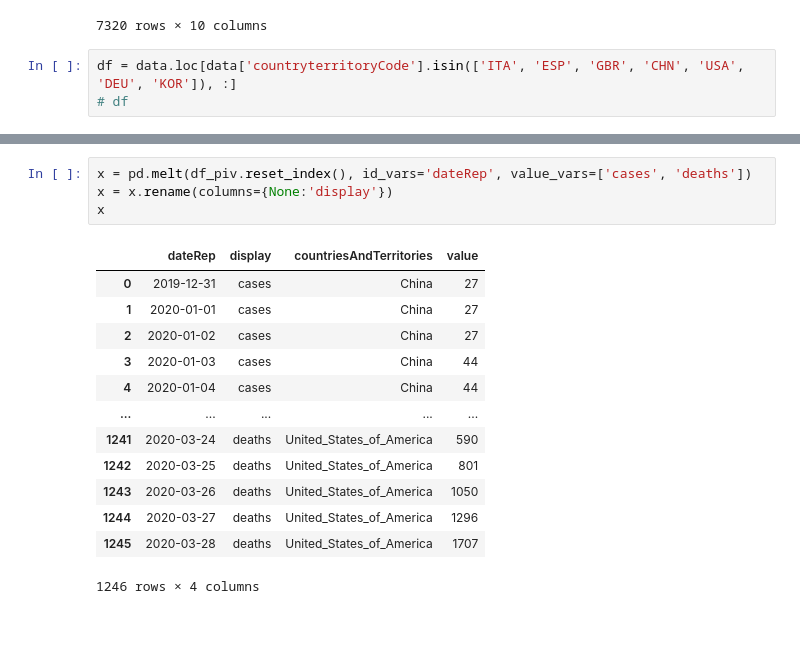
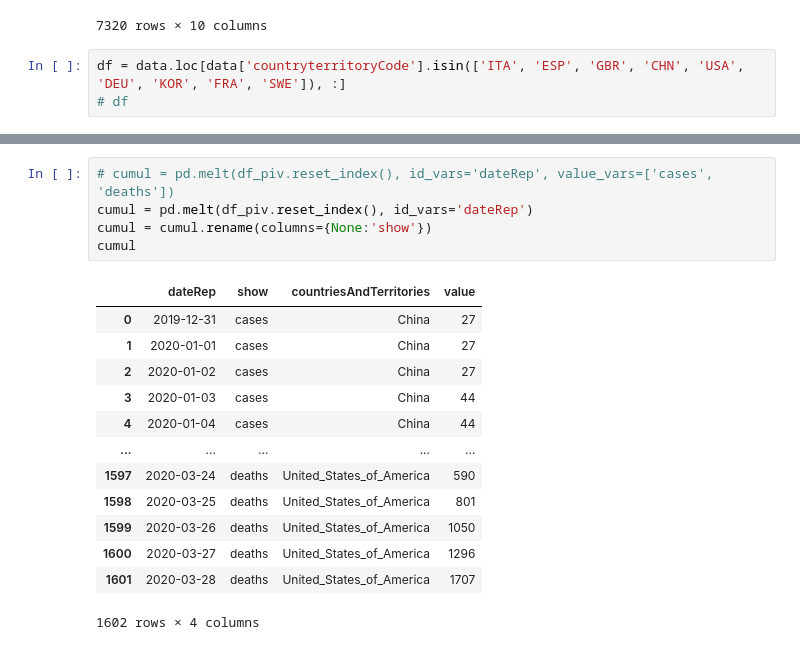
Before and after one commit to patpizio/covid19-dashboard, a Jupyter notebook: download_and_view.ipynb, the cells around one changed output, grey strips where cells are left out. Cells and saved outputs as stored; diff of their text form.

Commit message:
optimized dataframe management

```diff
--- a/download_and_view.ipynb
+++ b/download_and_view.ipynb
@@ -33,7 +33,7 @@ data
 | 7319 | 2020-03-21 | 21 | 3 | 2020 | 1 | 0 | Zimbabwe | ZW | ... |
 7320 rows × 10 columns
 # %%
-df = data.loc[data['countryterritoryCode'].isin(['ITA', 'ESP', 'GBR', 'CHN', 'USA', 'DEU', 'KOR']), :]
+df = data.loc[data['countryterritoryCode'].isin(['ITA', 'ESP', 'GBR', 'CHN', 'USA', 'DEU', 'KOR', 'FRA', 'SWE']), :]
 # df
 # %%
 fig = px.line(df, x='dateRep', y='deaths', color='countryterritoryCode')
@@ -83,19 +83,20 @@ df_piv
 # %%
-x = pd.melt(df_piv.reset_index(), id_vars='dateRep', value_vars=['cases', 'deaths'])
-x = x.rename(columns={None:'display'})
-x
+# cumul = pd.melt(df_piv.reset_index(), id_vars='dateRep', value_vars=['cases', 'deaths'])
+cumul = pd.melt(df_piv.reset_index(), id_vars='dateRep')
+cumul = cumul.rename(columns={None:'show'})
+cumul
 # %% [output]
-|  | dateRep | display | countriesAndTerritories | value |
+|  | dateRep | show | countriesAndTerritories | value |
 | 0 | 2019-12-31 | cases | China | 27 |
 | 1 | 2020-01-01 | cases | China | 27 |
 | 2 | 2020-01-02 | cases | China | 27 |
 | 3 | 2020-01-03 | cases | China | 44 |
 | 4 | 2020-01-04 | cases | China | 44 |
 | ... | ... | ... | ... | ... |
-| 1241 | 2020-03-24 | deaths | United_States_of_America | 590 |
-| 1242 | 2020-03-25 | deaths | United_States_of_America | 801 |
-| 1243 | 2020-03-26 | deaths | United_States_of_America | 1050 |
-| 1244 | 2020-03-27 | deaths | United_States_of_America | 1296 |
-| 1245 | 2020-03-28 | deaths | United_States_of_America | 1707 |
+| 1597 | 2020-03-24 | deaths | United_States_of_America | 590 |
+| 1598 | 2020-03-25 | deaths | United_States_of_America | 801 |
+| 1599 | 2020-03-26 | deaths | United_States_of_America | 1050 |
+| 1600 | 2020-03-27 | deaths | United_States_of_America | 1296 |
+| 1601 | 2020-03-28 | deaths | United_States_of_America | 1707 |
-1246 rows × 4 columns
+1602 rows × 4 columns
 # %%
```
Also changed, not shown: parts of 7 cells of this notebook, 1 other file.
